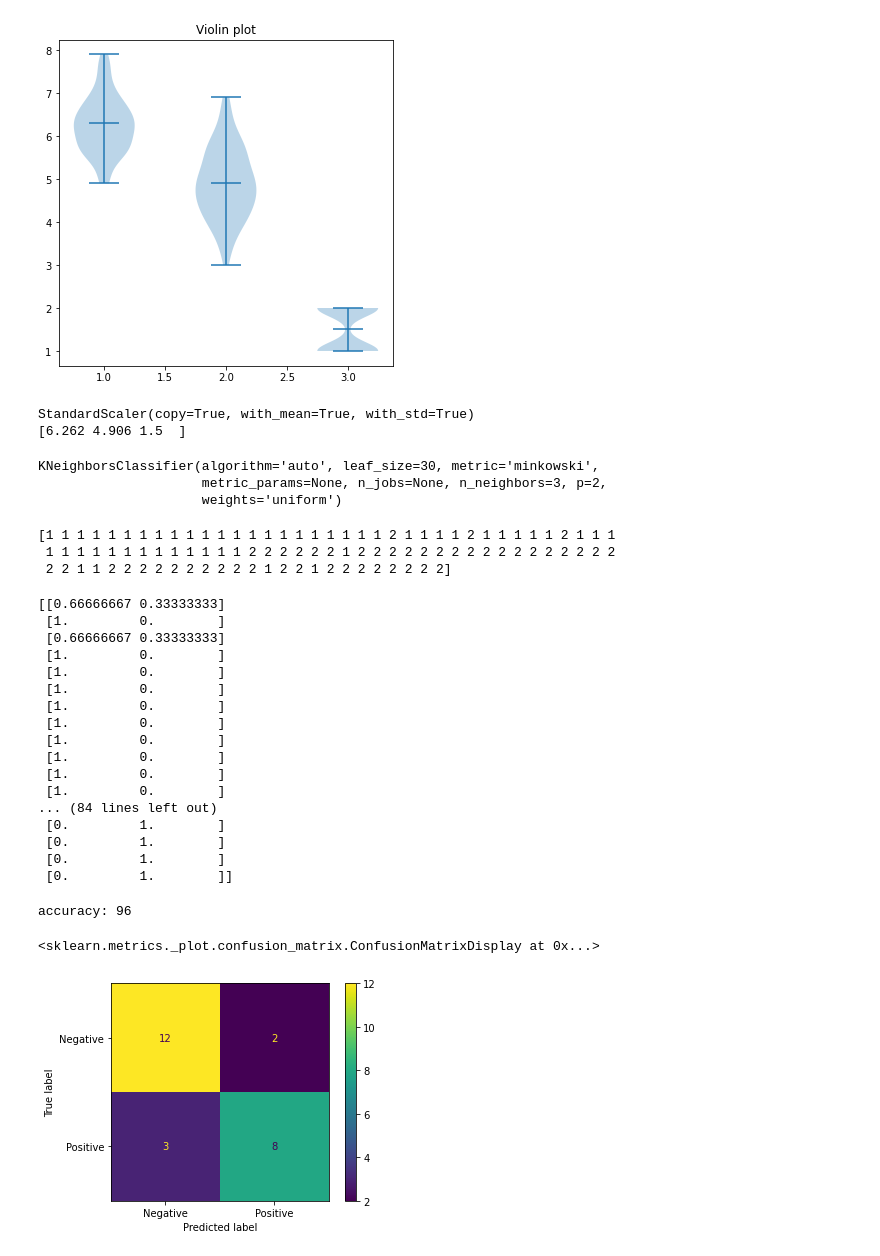
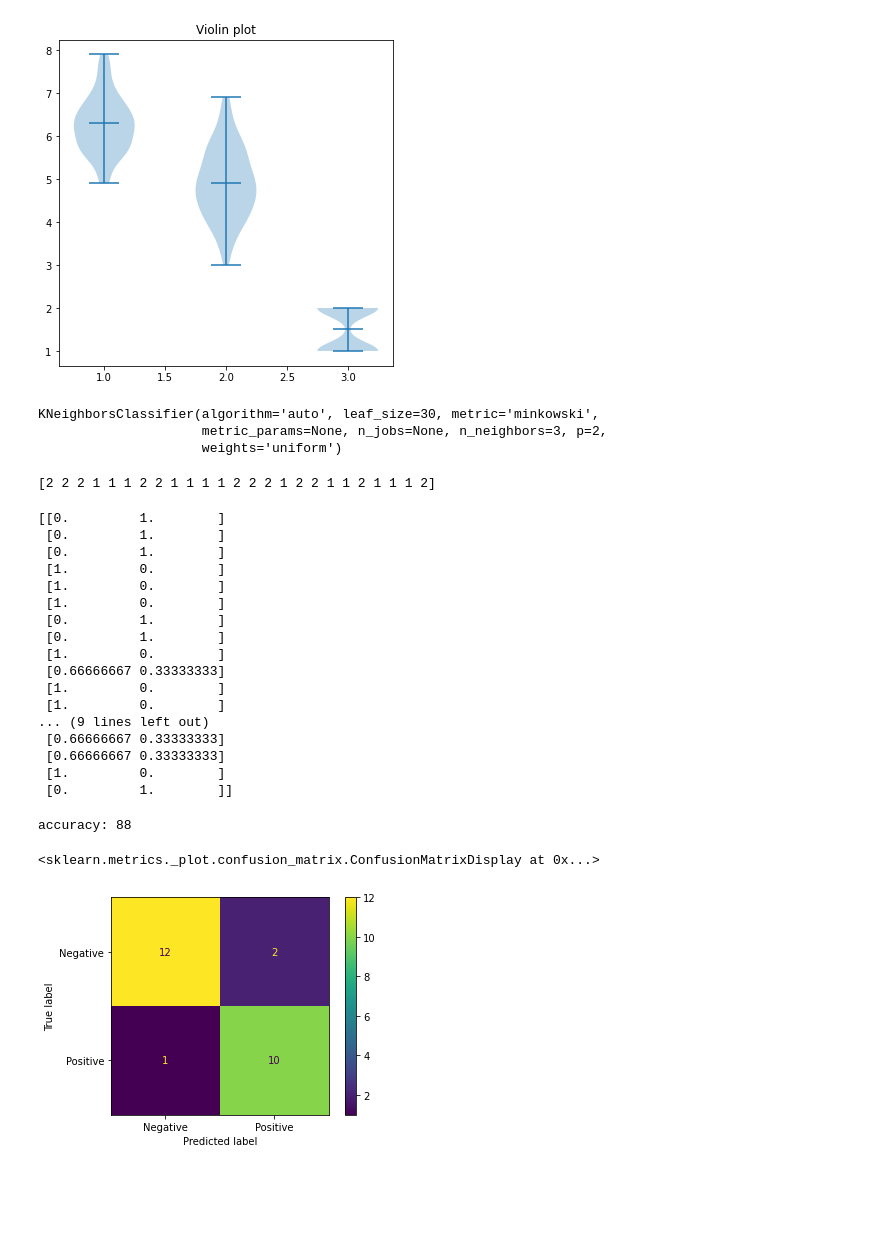
Before and after one commit to pafernannapi18/GithubIntro, a Jupyter notebook: 14thAssignment.ipynb, the cells around one changed output. Saved outputs shown, nothing was run; the diff lists cells and outputs as text; code cells hidden in the pictures; blank space fills up the shorter version.

```diff
--- a/14thAssignment.ipynb
+++ b/14thAssignment.ipynb
@@ -99,70 +99,59 @@ x_train, x_test, y_train, y_test = train_test_split(X,Y, test_size = 0.25, rando
 # %%
 ## Problem 4
 from sklearn.preprocessing import StandardScaler
-
-iris = h1
-scaler = StandardScaler()
-
-print(scaler.fit(iris))
-StandardScaler()
-print(scaler.mean_)
-#print(scaler.transform(iris))
+x_train_transf = scaler.fit_transform(x_train)
+x_test_transf = scaler.fit_transform(x_test)
-# %% [output]
-StandardScaler(copy=True, with_mean=True, with_std=True)
-[6.262 4.906 1.5  ]
 # %%
 ## Problem 5
 # knn - k-nearest neighbours
 from sklearn.neighbors import KNeighborsClassifier
 model = KNeighborsClassifier(n_neighbors=3)
 # %%
-model.fit(x_train, y_train)
+model.fit(x_train_transf, y_train)
 # %% [output]
 KNeighborsClassifier(algorithm='auto', leaf_size=30, metric='minkowski',
                      metric_params=None, n_jobs=None, n_neighbors=3, p=2,
                      weights='uniform')
 # %%
-print(model.predict(X))
-preds = model.predict(X)
+print(model.predict(x_test_transf))
+preds = model.predict(x_test_transf)
 # %% [output]
-[1 1 1 1 1 1 1 1 1 1 1 1 1 1 1 1 1 1 1 1 1 1 2 1 1 1 1 2 1 1 1 1 1 2 1 1 1
- 1 1 1 1 1 1 1 1 1 1 1 1 1 2 2 2 2 2 2 1 2 2 2 2 2 2 2 2 2 2 2 2 2 2 2 2 2
- 2 2 1 1 2 2 2 2 2 2 2 2 2 2 1 2 2 1 2 2 2 2 2 2 2 2]
+[2 2 2 1 1 1 2 2 1 1 1 1 2 2 2 1 2 2 1 1 2 1 1 1 2]
 # %%
-print(model.predict_proba(X))
+print(model.predict_proba(x_test_transf))
 # %% [output]
-[[0.66666667 0.33333333]
+[[0.         1.        ]
+ [0.         1.        ]
+ [0.         1.        ]
+ [1.         0.        ]
+ [1.         0.        ]
+ [1.         0.        ]
+ [0.         1.        ]
+ [0.         1.        ]
  [1.         0.        ]
  [0.66666667 0.33333333]
  [1.         0.        ]
  [1.         0.        ]
+... (9 lines left out)
+ [0.66666667 0.33333333]
+ [0.66666667 0.33333333]
  [1.         0.        ]
- [1.         0.        ]
- [1.         0.        ]
- [1.         0.        ]
- [1.         0.        ]
- [1.         0.        ]
- [1.         0.        ]
-... (84 lines left out)
- [0.         1.        ]
- [0.         1.        ]
- [0.         1.        ]
  [0.         1.        ]]
 # %%
 ## Problem 6
 # Print metric to get performance
-print("accuracy:", round(model.score(x_train, y_train)*100))
+print("accuracy:", round(model.score(x_test_transf, y_test)*100))
 # %% [output]
-accuracy: 96
+accuracy: 88
 # %%
 # Print metric to get performance
 from sklearn.metrics import precision_score
 from sklearn import metrics
-preds = model.predict(x_test)
-metrics.plot_confusion_matrix(model, x_test, y_test, display_labels=['Negative', 'Positive'])
+preds = model.predict(x_test_transf)
+metrics.plot_confusion_matrix(model, x_test_transf, y_test, display_labels=['Negative', 'Positive'])
 # %% [output]
 <sklearn.metrics._plot.confusion_matrix.ConfusionMatrixDisplay at 0x...>
-[figure, old version]
+[figure, new version]
 # %%
 ## Confusion Matrix
 confusion = metrics.confusion_matrix(y_test, preds)
```
Also changed, not shown: parts of 21 cells of this notebook.
